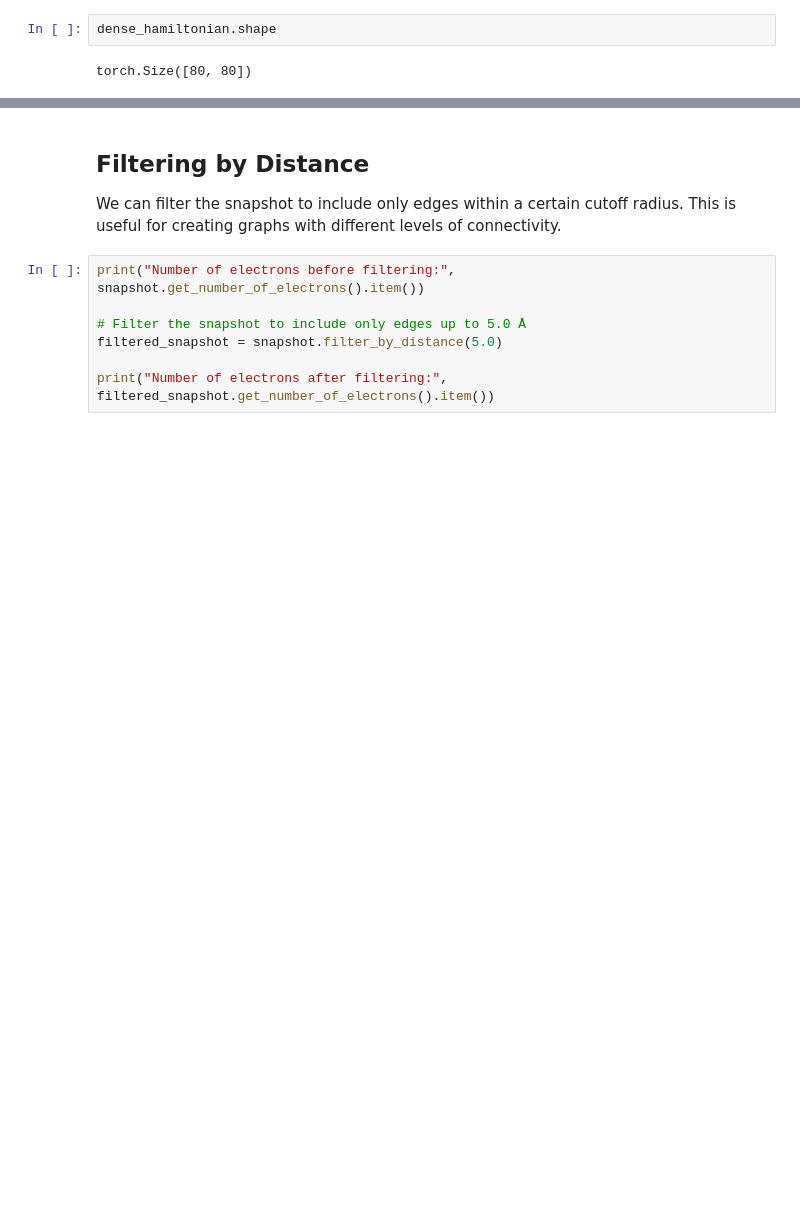
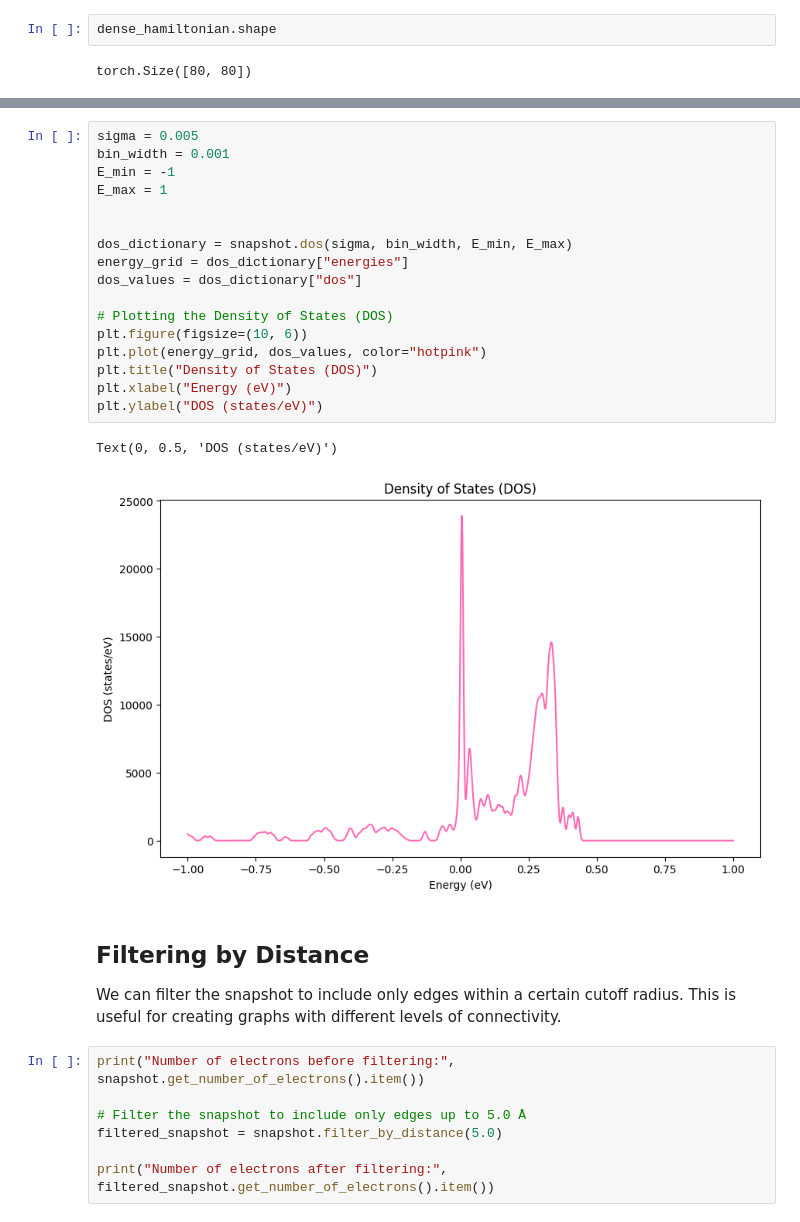
Before and after one commit to Mandala-org/Mandala, a Jupyter notebook: notebooks/demos/01_data_loading_and_inspection.ipynb, the cells around one changed output, grey strips where cells are left out. Saved outputs shown, nothing was run; the diff lists cells and outputs as text; blank space fills up the shorter version.

```diff
--- a/notebooks/demos/01_data_loading_and_inspection.ipynb
+++ b/notebooks/demos/01_data_loading_and_inspection.ipynb
@@ -131,3 +146,23 @@ Number of electrons: 863.9997
+# %%
+sigma = 0.005
+bin_width = 0.001
+E_min = -1
+E_max = 1
+
+
+dos_dictionary = snapshot.dos(sigma, bin_width, E_min, E_max)
+energy_grid = dos_dictionary["energies"]
+dos_values = dos_dictionary["dos"]
+
+# Plotting the Density of States (DOS)
+plt.figure(figsize=(10, 6))
+plt.plot(energy_grid, dos_values, color="hotpink")
+plt.title("Density of States (DOS)")
+plt.xlabel("Energy (eV)")
+plt.ylabel("DOS (states/eV)")
+# %% [output]
+Text(0, 0.5, 'DOS (states/eV)')
+[figure, added]
 # %% [markdown]
 ## Filtering by Distance
 
```
Also changed, not shown: parts of 3 cells of this notebook.
